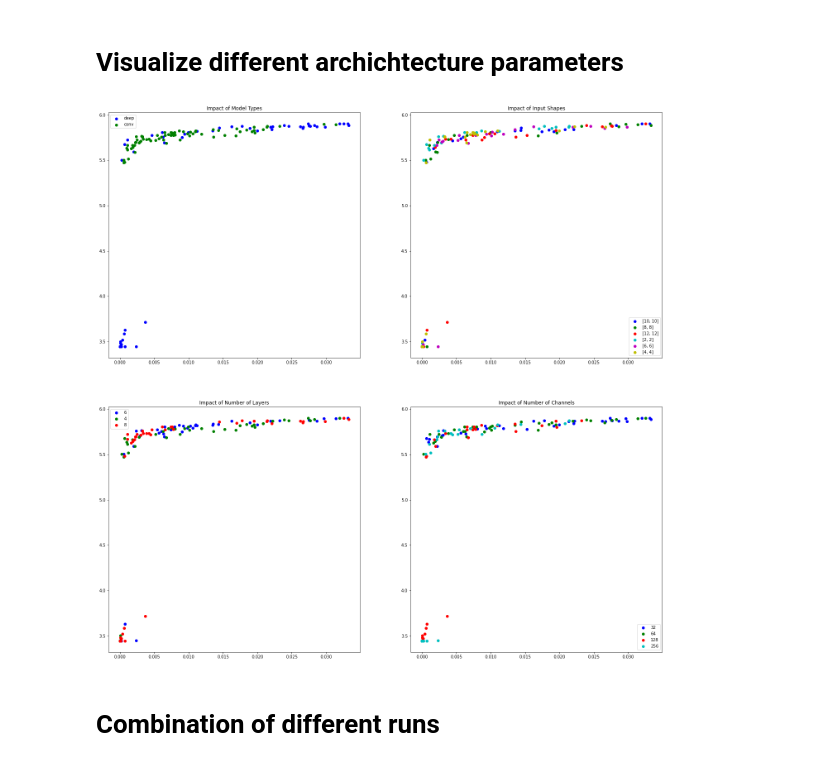
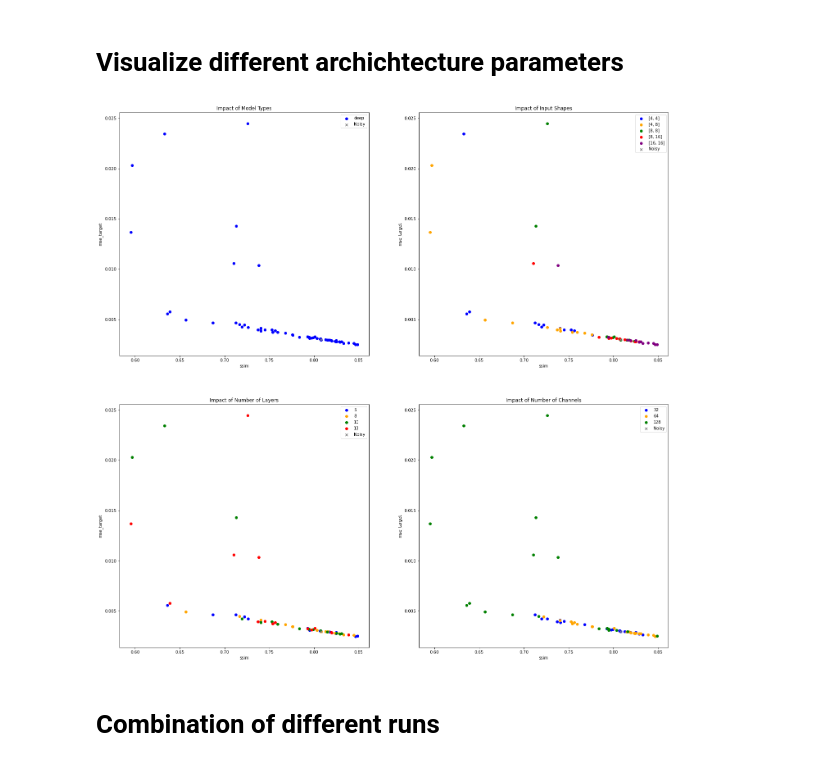
Before and after one commit to jkbg/DiffusionMRI, a Jupyter notebook: evaluate_gridsearch.ipynb, the cells around one changed output. Saved outputs shown, nothing was run; the diff lists cells and outputs as text; code cells hidden in the pictures.

```diff
--- a/evaluate_gridsearch.ipynb
+++ b/evaluate_gridsearch.ipynb
@@ -80,12 +49,22 @@ filtered_performances = filter(lambda x: x['psnr'] > 23.0, average_performances)
 # %%
+average_performances = calculate_model_performances(results)
+noisy_performance = calculate_noisy_performance(results)
+filtered_performances = average_performances
+#filtered_performances = filter(lambda x: x['mse_target'] < 0.01, average_performances)
+#filtered_performances = filter(lambda x: x['ssim'] > 0.85, average_performances)
+
 plt.figure(figsize=(12,12))
+
+x='ssim'
+y='mse_target'
+
 for performance in filtered_performances:
-    plt.scatter(performance['vif'], performance['psnr'], c='gray')
-    plt.annotate(str(performance['description']), (performance['vif'], performance['psnr']))
-plt.scatter(noisy_performance['vif'], noisy_performance['psnr'], c='red')
-plt.annotate('Noisy Image', (noisy_performance['vif'], noisy_performance['psnr']))
-plt.xlabel('VIF')
-plt.ylabel('MSE wrt Target')
-plt.title('MSE vs VIF')
+    plt.scatter(performance[x], performance[y], c='b')
+    plt.annotate(str(performance['description']), (performance[x], performance[y]))
+#plt.scatter(noisy_performance[x], noisy_performance[y], c='y')
+#plt.annotate('Noisy Image', (noisy_performance[x], noisy_performance[y]))
+plt.xlabel(x)
+plt.ylabel(y)
+plt.title(f'{y} vs {x}')
 plt.show()
 # %% [output]
@@ -98,38 +77,40 @@ input_performances = split_performances(average_performances, split_type='input_
 layer_performances = split_performances(average_performances, split_type='number_of_layers')
 channel_performances = split_performances(average_performances, split_type='number_of_channels')
 # %%
-colors = ['b', 'g', 'r', 'c', 'm', 'y', 'k']
+colors = ['blue', 'orange', 'green', 'red', 'purple', 'brown', 'pink', 'olive', 'cyan' ]
 figure, axes = plt.subplots(2, 2, figsize=(24,24))
 
-x = 'vif'
-y = 'psnr'
+x = 'ssim'
+y = 'mse_target'
 
 for index, performances_key in enumerate(type_performances):
     x_list = [performance[x] for performance in type_performances[performances_key]]
     y_list = [performance[y] for performance in type_performances[performances_key]]
     axes[0][0].scatter(x_list, y_list, c=colors[index], label=performances_key)
-    axes[0][0].legend()
     axes[0][0].set_title('Impact of Model Types')
 for index, performances_key in enumerate(input_performances):
     x_list = [performance[x] for performance in input_performances[performances_key]]
     y_list = [performance[y] for performance in input_performances[performances_key]]
     axes[0][1].scatter(x_list, y_list, c=colors[index], label=performances_key)
-    axes[0][1].legend()
     axes[0][1].set_title('Impact of Input Shapes')
 for index, performances_key in enumerate(layer_performances):
     x_list = [performance[x] for performance in layer_performances[performances_key]]
     y_list = [performance[y] for performance in layer_performances[performances_key]]
     axes[1][0].scatter(x_list, y_list, c=colors[index], label=performances_key)
-    axes[1][0].legend()
     axes[1][0].set_title('Impact of Number of Layers')
 for index, performances_key in enumerate(channel_performances):
     x_list = [performance[x] for performance in channel_performances[performances_key]]
     y_list = [performance[y] for performance in channel_performances[performances_key]]
     axes[1][1].scatter(x_list, y_list, c=colors[index], label=performances_key)
-    axes[1][1].legend()
     axes[1][1].set_title('Impact of Number of Channels')
+
+for axis in axes.flatten():
+    axis.scatter(noisy_performance[x], noisy_performance[y], color='gray', marker='x', label='Noisy')
+    axis.legend()
+    axis.set_ylabel(y)
+    axis.set_xlabel(x)
 # %% [output]
-[figure, old version]
+[figure, new version]
 # %% [markdown]
 # Combination of different runs
 # %%
```
Also changed, not shown: parts of 17 cells of this notebook, 5 other files.
